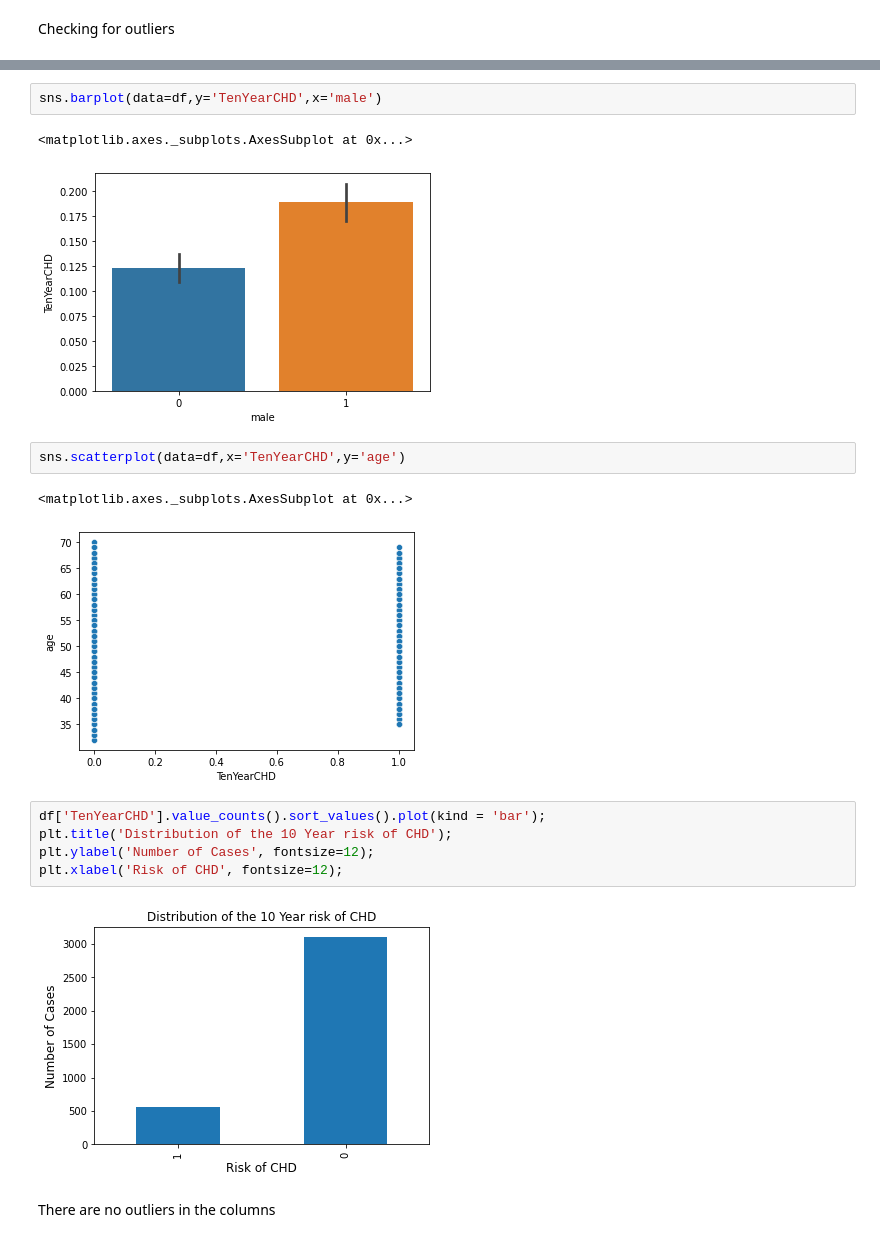
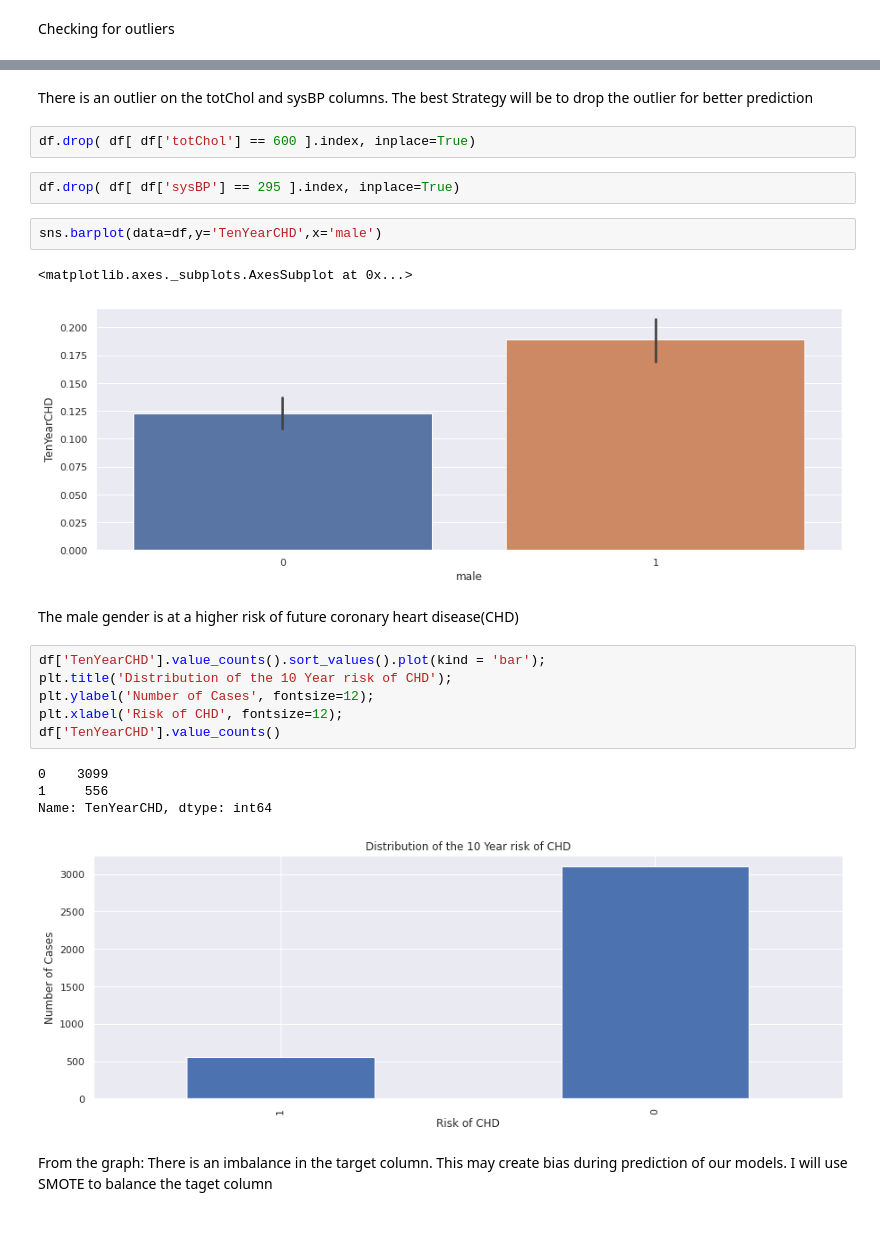
Before and after one commit to maryawamaitha/ML-Project-2, a Jupyter notebook: Copy_of_HeartDiseaseLogistic_Regression.ipynb, the cells around one changed output, grey strips where cells are left out. Saved outputs shown, nothing was run; the diff lists cells and outputs as text.

```diff
--- a/Copy_of_HeartDiseaseLogistic_Regression.ipynb
+++ b/Copy_of_HeartDiseaseLogistic_Regression.ipynb
@@ -158,22 +161,30 @@ ax.set_xticklabels(ax.get_xticklabels(),rotation=45)
+# %% [markdown]
+There is an outlier on the totChol and sysBP columns. The best Strategy will be to drop the outlier for better prediction
+# %%
+df.drop( df[ df['totChol'] == 600 ].index, inplace=True)
+# %%
+df.drop( df[ df['sysBP'] == 295 ].index, inplace=True)
 # %%
 sns.barplot(data=df,y='TenYearCHD',x='male')
 # %% [output]
 <matplotlib.axes._subplots.AxesSubplot at 0x...>
-[figure, old version]
+[figure, new version]
-# %%
-sns.scatterplot(data=df,x='TenYearCHD',y='age')
-# %% [output]
-<matplotlib.axes._subplots.AxesSubplot at 0x...>
-[figure, removed]
+# %% [markdown]
+The male gender is at a higher risk of future coronary heart disease(CHD)
 # %%
 df['TenYearCHD'].value_counts().sort_values().plot(kind = 'bar');
 plt.title('Distribution of the 10 Year risk of CHD');
 plt.ylabel('Number of Cases', fontsize=12);
 plt.xlabel('Risk of CHD', fontsize=12);
+df['TenYearCHD'].value_counts()
 # %% [output]
+0    3099
+1     556
+Name: TenYearCHD, dtype: int64
-[figure, old version]
+[figure, new version]
-# %% [markdown]
-There are no outliers in the columns
+# %% [markdown]
+From the graph: There is an imbalance in the target column.
+This may create bias during prediction of our models. I will use SMOTE to balance the taget column
 # %%
 std_corr = df.corr()
 print(std_corr['TenYearCHD'].sort_values(ascending = False))
```
Also changed, not shown: parts of 40 cells of this notebook.
